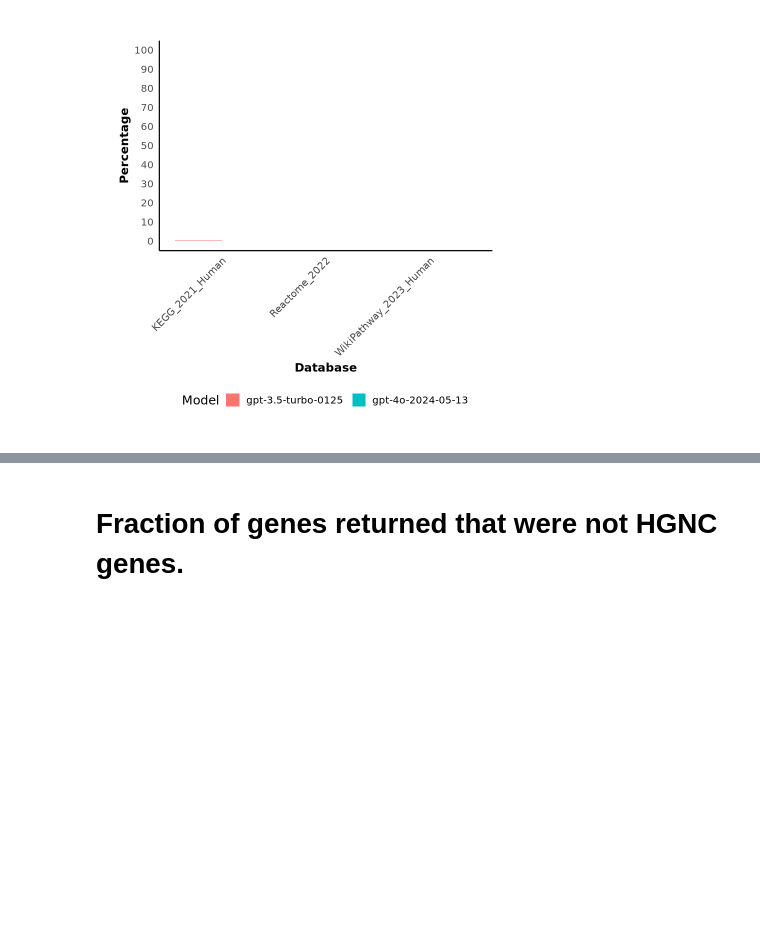
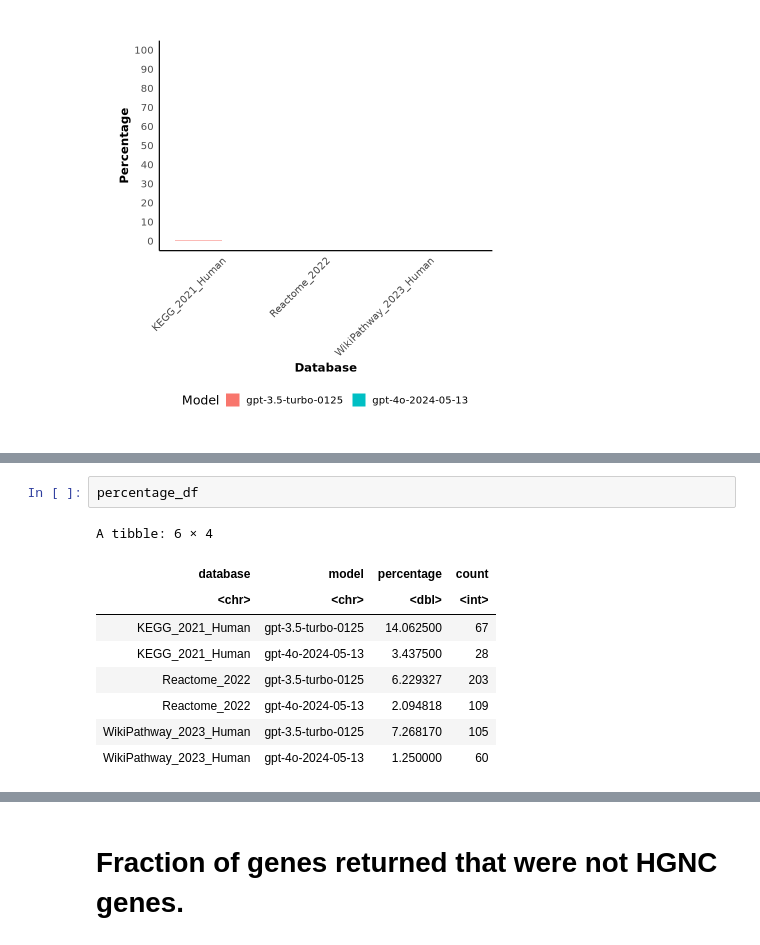
Before and after one commit to Alector-BIO/llm2geneset, a Jupyter notebook: notebooks/figures.ipynb, the cells around one changed output, grey strips where cells are left out. Drawn from its saved outputs; the diff is of its cells as text; blank space fills up the shorter version.

```diff
--- a/notebooks/figures.ipynb
+++ b/notebooks/figures.ipynb
@@ -279,0 +291,12 @@ p
+# %%
+percentage_df
+# %% [output]
+A tibble: 6 × 4
+| database | model | percentage | count |
+| <chr> | <chr> | <dbl> | <int> |
+| KEGG_2021_Human | gpt-3.5-turbo-0125 | 14.062500 | 67 |
+| KEGG_2021_Human | gpt-4o-2024-05-13 | 3.437500 | 28 |
+| Reactome_2022 | gpt-3.5-turbo-0125 | 6.229327 | 203 |
+| Reactome_2022 | gpt-4o-2024-05-13 | 2.094818 | 109 |
+| WikiPathway_2023_Human | gpt-3.5-turbo-0125 | 7.268170 | 105 |
+| WikiPathway_2023_Human | gpt-4o-2024-05-13 | 1.250000 | 60 |
```
Also changed, not shown: parts of 6 cells of this notebook.
